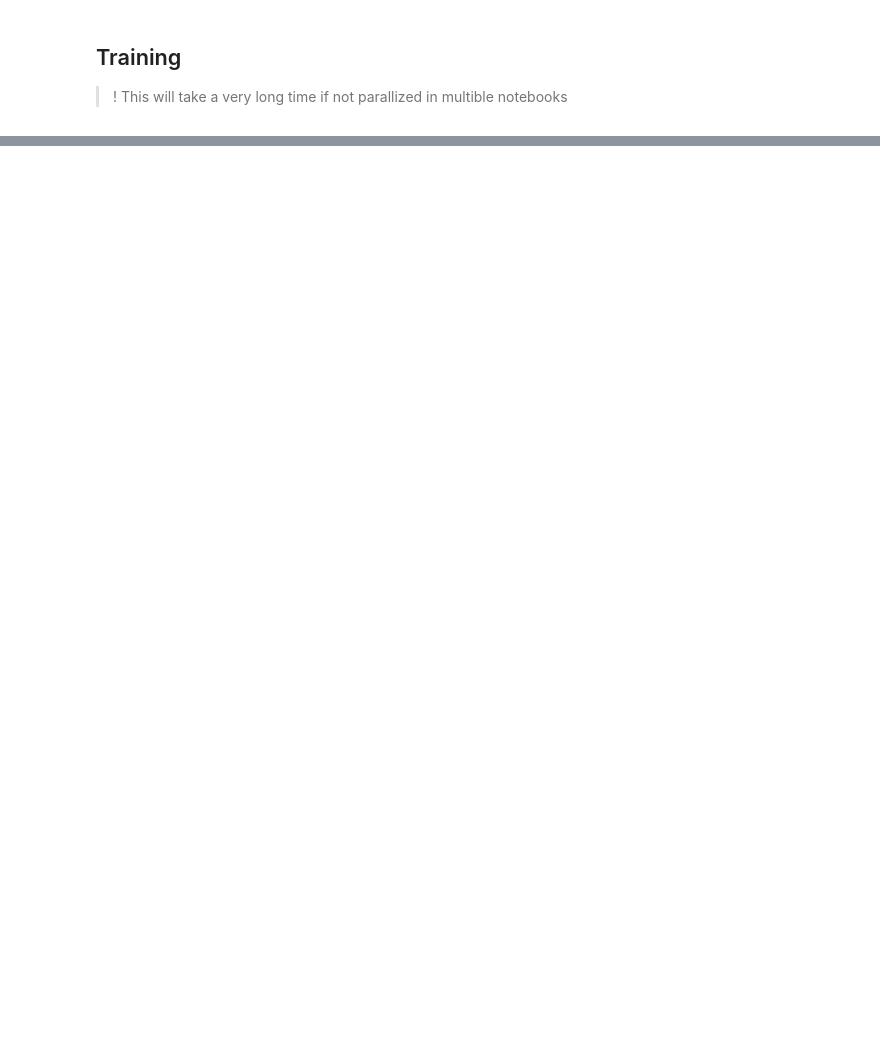
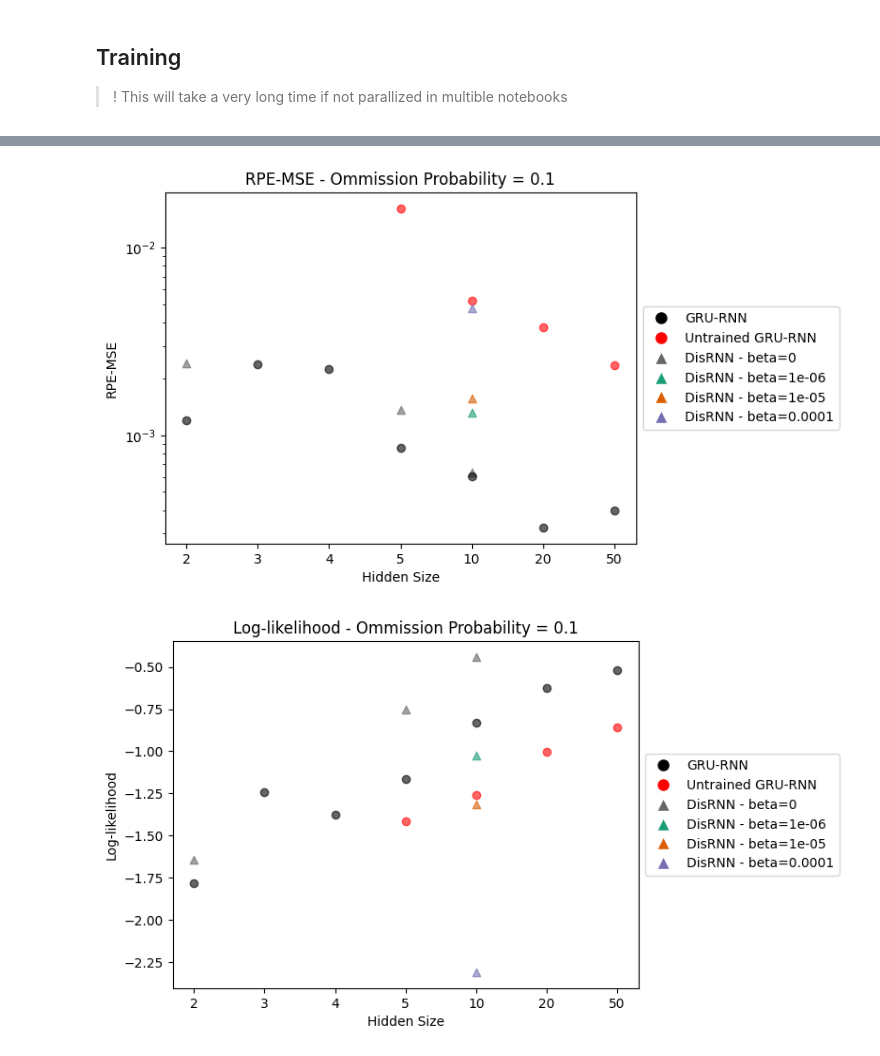
Before and after one commit to Maexxel/Thesis, a Jupyter notebook: Sandbox_ValueModelling.ipynb, the cells around one changed output, grey strips where cells are left out. Cells and saved outputs as stored; diff of their text form; code cells hidden in the pictures; blank space fills up the shorter version.

```diff
--- a/Sandbox_ValueModelling.ipynb
+++ b/Sandbox_ValueModelling.ipynb
@@ -111,0 +299,13 @@ plot_mses(mses, model_confs)
+# %%
+from belief_analyze import plot_mses
+plot_mses({model_name: key["MSE"] for model_name, key in trial_dict_om_prob_1.items()},
+          model_confs, "RPE-MSE")
+plot_mses({model_name: key["ll"] for model_name, key in trial_dict_om_prob_1.items()},
+          model_confs, "Log-likelihood")
+plot_mses({model_name: key["r2"] for model_name, key in trial_dict_om_prob_1.items()},
+          model_confs, "$R^2$")
+plot_mses({model_name: key["r2_bias"] for model_name, key in trial_dict_om_prob_1.items()},
+          model_confs, "$R^2$ (with bias)")
+# %% [output]
+[figure, added]
+[figure, added]
```
Also changed, not shown: parts of 14 cells of this notebook, 4 other files.
